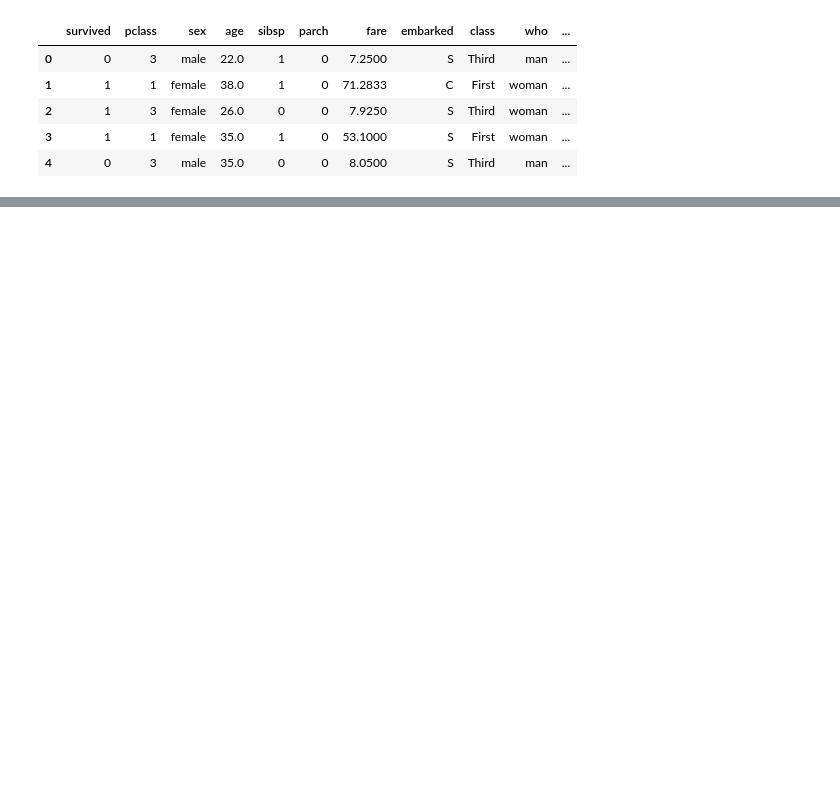
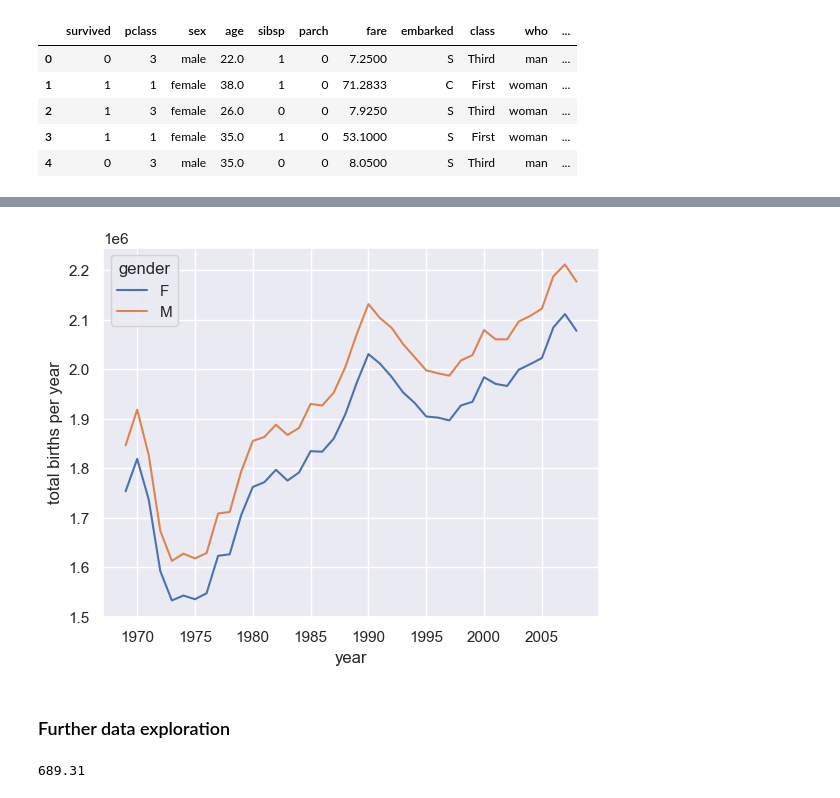
Before and after one commit to zzuse/coderunner, a Jupyter notebook: pandas/9.PivotTable.ipynb, the cells around one changed output, grey strips where cells are left out. Saved outputs shown, nothing was run; the diff lists cells and outputs as text; code cells hidden in the pictures; blank space fills up the shorter version.

Commit message:
Pivot

```diff
--- a/pandas/9.PivotTable.ipynb
+++ b/pandas/9.PivotTable.ipynb
@@ -14,0 +95,2 @@ titanic.head()
+# %%
+births = pd.read_csv('births.csv')
@@ -14,0 +106,2 @@ titanic.head()
+# %%
+births['decade'] = 10 * (births['year'] // 10)
@@ -14,0 +137,9 @@ titanic.head()
+# %%
+sns.set()  # use Seaborn styles
+# %%
+births.pivot_table('births', index='year', columns='gender', aggfunc='sum').plot()
+plt.ylabel('total births per year');
+# %% [output]
+[figure, added]
+# %% [markdown]
+### Further data exploration
@@ -14,0 +151,4 @@ titanic.head()
+# %%
+sig
+# %% [output]
+689.31
```
Also changed, not shown: parts of 28 cells of this notebook, 1 other file.
